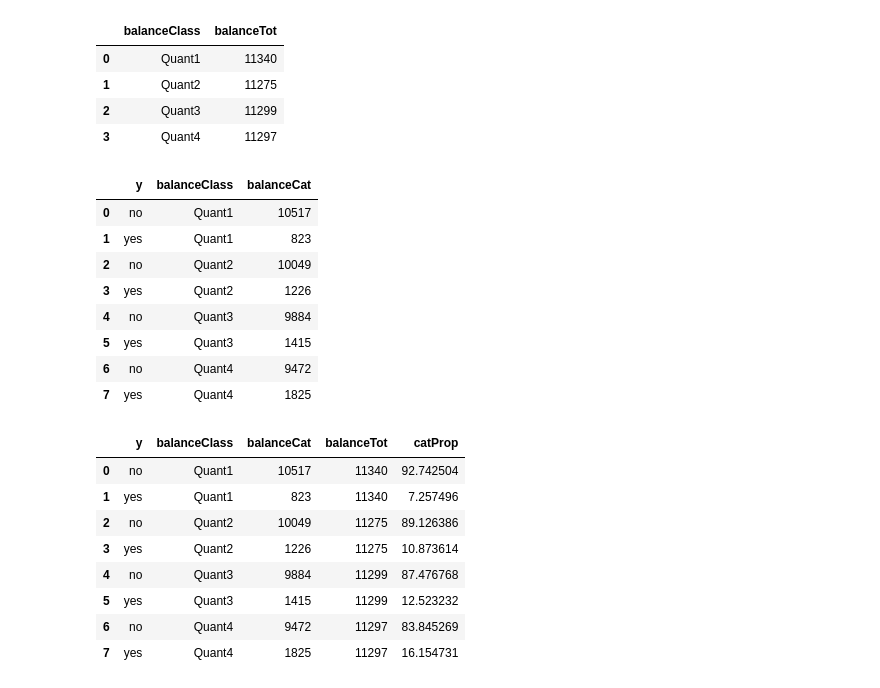
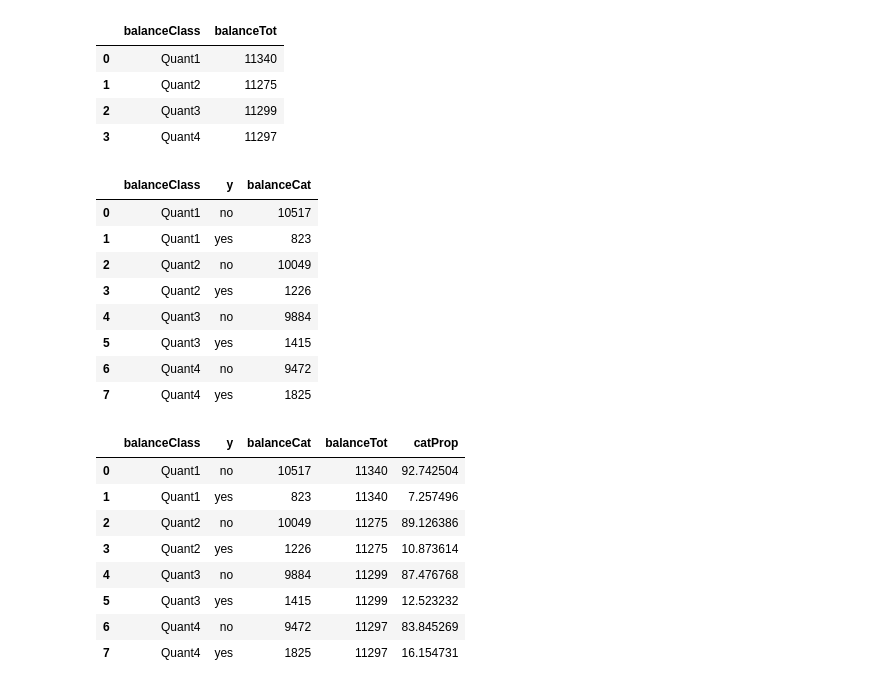
Before and after one commit to PacktWorkshops/The-Data-Science-Workshop, a Jupyter notebook: Chapter03/Exercise3.03/Exercise3.03.ipynb, the cells around one changed output. Cells and saved outputs as stored; diff of their text form; code cells hidden in the pictures.

```diff
--- a/Chapter03/Exercise3.03/Exercise3.03.ipynb
+++ b/Chapter03/Exercise3.03/Exercise3.03.ipynb
@@ -44,0 +3,4 @@ bankData = pd.read_csv(filename,sep=";")
+# %%
+file_url = 'https://raw.githubusercontent.com/PacktWorkshops/The-Data-Science-Workshop/master/Chapter03/bank-full.csv'
+bankData = pd.read_csv(file_url, sep=";")
+bankData.head()
@@ -71,11 +40,11 @@ array([  72.,  448., 1428.])
 
 bankData['balanceClass'] = 'Quant1'
 
-bankData.balanceClass[(bankData['balance'] > 72) & (bankData['balance'] < 448)] = 'Quant2'
+bankData.loc[(bankData['balance'] > 72) & (bankData['balance'] < 448), 'balanceClass'] = 'Quant2'
 
-bankData.balanceClass[(bankData['balance'] > 448) & (bankData['balance'] < 1428)] = 'Quant3'
+bankData.loc[(bankData['balance'] > 448) & (bankData['balance'] < 1428), 'balanceClass'] = 'Quant3'
 
-bankData.balanceClass[bankData['balance'] > 1428] = 'Quant4'
+bankData.loc[bankData['balance'] > 1428, 'balanceClass'] = 'Quant4'
 
 bankData.head()
 # %% [output]
@@ -108,29 +66,30 @@ balanceTot
 | 3 | Quant4 | 11297 |
 # %%
 # Calculating the total customers categorised as per quantile and propensity classification
-balanceProp = (bankData >> group_by(X.balanceClass,X.y) >> summarise(balanceCat = X.y.count()))
+balanceProp = bankData.groupby(['balanceClass', 'y'])['y'].agg(balanceCat='count').reset_index()
 balanceProp
 # %% [output]
-|  | y | balanceClass | balanceCat |
-| 0 | no | Quant1 | 10517 |
-| 1 | yes | Quant1 | 823 |
-| 2 | no | Quant2 | 10049 |
-| 3 | yes | Quant2 | 1226 |
-| 4 | no | Quant3 | 9884 |
-| 5 | yes | Quant3 | 1415 |
-| 6 | no | Quant4 | 9472 |
-| 7 | yes | Quant4 | 1825 |
+|  | balanceClass | y | balanceCat |
+| 0 | Quant1 | no | 10517 |
+| 1 | Quant1 | yes | 823 |
+| 2 | Quant2 | no | 10049 |
+| 3 | Quant2 | yes | 1226 |
+| 4 | Quant3 | no | 9884 |
+| 5 | Quant3 | yes | 1415 |
+| 6 | Quant4 | no | 9472 |
+| 7 | Quant4 | yes | 1825 |
 # %%
 # Merging both the data frames
-balanceComb = (pd.merge(balanceProp,balanceTot,left_on = ['balanceClass'],right_on = ['balanceClass']) >> mutate(catProp = (X.balanceCat/X.balanceTot)*100))
+balanceComb = pd.merge(balanceProp, balanceTot, on = ['balanceClass'])
+balanceComb['catProp'] = (balanceComb.balanceCat / balanceComb.balanceTot)*100
 balanceComb
 # %% [output]
-|  | y | balanceClass | balanceCat | balanceTot | catProp |
-| 0 | no | Quant1 | 10517 | 11340 | 92.742504 |
-| 1 | yes | Quant1 | 823 | 11340 | 7.257496 |
-| 2 | no | Quant2 | 10049 | 11275 | 89.126386 |
-| 3 | yes | Quant2 | 1226 | 11275 | 10.873614 |
-| 4 | no | Quant3 | 9884 | 11299 | 87.476768 |
-| 5 | yes | Quant3 | 1415 | 11299 | 12.523232 |
-| 6 | no | Quant4 | 9472 | 11297 | 83.845269 |
-| 7 | yes | Quant4 | 1825 | 11297 | 16.154731 |
+|  | balanceClass | y | balanceCat | balanceTot | catProp |
+| 0 | Quant1 | no | 10517 | 11340 | 92.742504 |
+| 1 | Quant1 | yes | 823 | 11340 | 7.257496 |
+| 2 | Quant2 | no | 10049 | 11275 | 89.126386 |
+| 3 | Quant2 | yes | 1226 | 11275 | 10.873614 |
+| 4 | Quant3 | no | 9884 | 11299 | 87.476768 |
+| 5 | Quant3 | yes | 1415 | 11299 | 12.523232 |
+| 6 | Quant4 | no | 9472 | 11297 | 83.845269 |
+| 7 | Quant4 | yes | 1825 | 11297 | 16.154731 |
```
Also changed, not shown: parts of 11 cells of this notebook, 9 other files.
